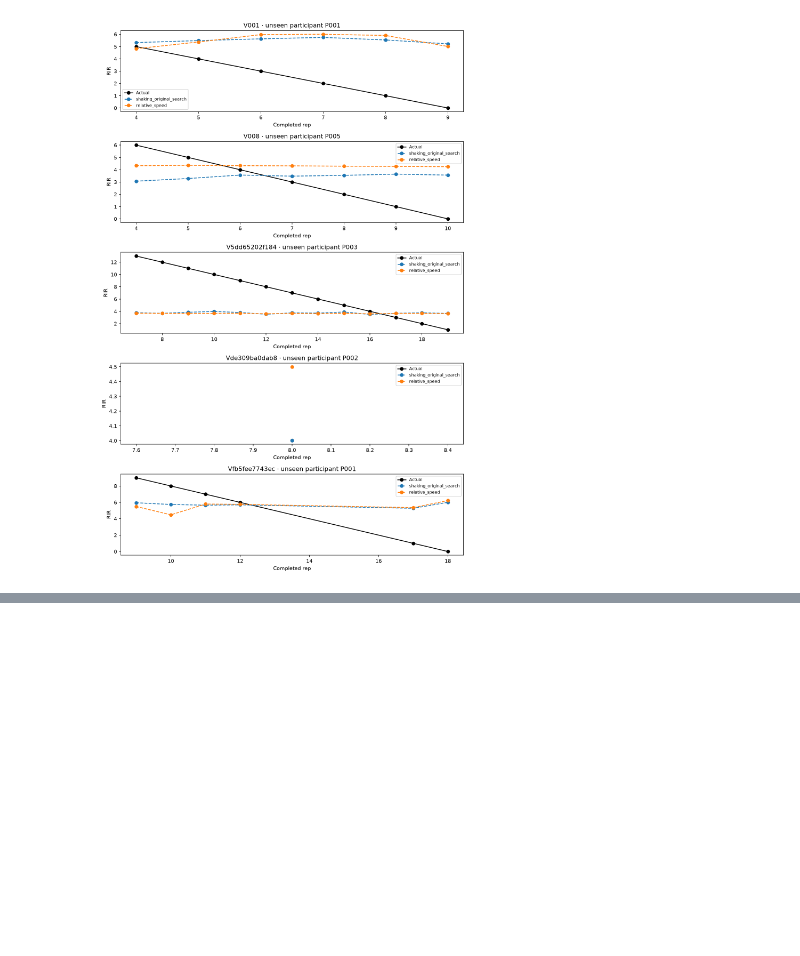
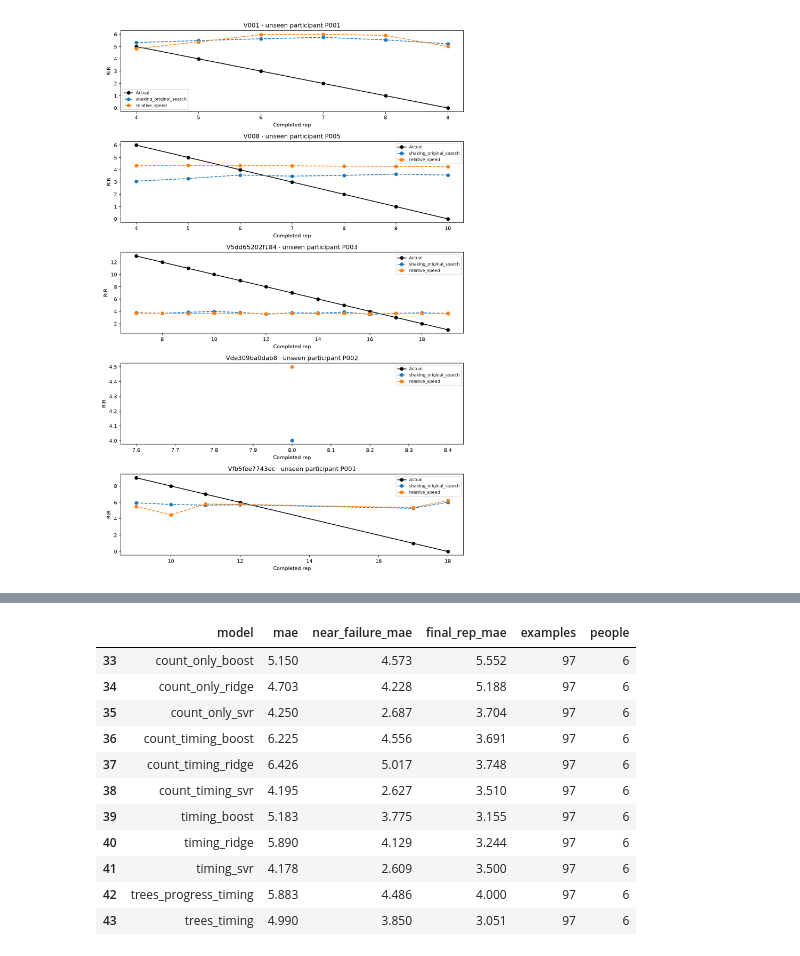
Before and after one commit to Nick-Lemy/replens-capstone, a Jupyter notebook: training/notebooks/07_results.ipynb, the cells around one changed output, grey strips where cells are left out. Saved outputs shown, nothing was run; the diff lists cells and outputs as text; code cells hidden in the pictures; blank space fills up the shorter version.

Commit message:
feat: evaluate set progression and preserve matched model comparisons

```diff
--- a/training/notebooks/07_results.ipynb
+++ b/training/notebooks/07_results.ipynb
@@ -215,0 +222,16 @@ display(Image(filename=str(ROOT / 'training/results/relative_speed_followup/rece
+# %%
+progress = pd.read_csv(ROOT / 'training/results/set_progression_followup/comparison.csv')
+display(progress.loc[progress.cohort.eq('timing97') & progress.task.eq('regression'), ['model', 'mae', 'near_failure_mae', 'final_rep_mae', 'examples', 'people']].round(3))
+# %% [output]
+|  | model | mae | near_failure_mae | final_rep_mae | examples | people |
+| 33 | count_only_boost | 5.150 | 4.573 | 5.552 | 97 | 6 |
+| 34 | count_only_ridge | 4.703 | 4.228 | 5.188 | 97 | 6 |
+| 35 | count_only_svr | 4.250 | 2.687 | 3.704 | 97 | 6 |
+| 36 | count_timing_boost | 6.225 | 4.556 | 3.691 | 97 | 6 |
+| 37 | count_timing_ridge | 6.426 | 5.017 | 3.748 | 97 | 6 |
+| 38 | count_timing_svr | 4.195 | 2.627 | 3.510 | 97 | 6 |
+| 39 | timing_boost | 5.183 | 3.775 | 3.155 | 97 | 6 |
+| 40 | timing_ridge | 5.890 | 4.129 | 3.244 | 97 | 6 |
+| 41 | timing_svr | 4.178 | 2.609 | 3.500 | 97 | 6 |
+| 42 | trees_progress_timing | 5.883 | 4.486 | 4.000 | 97 | 6 |
+| 43 | trees_timing | 4.990 | 3.850 | 3.051 | 97 | 6 |
```
Also changed, not shown: parts of 2 cells of this notebook, 17 other files.
